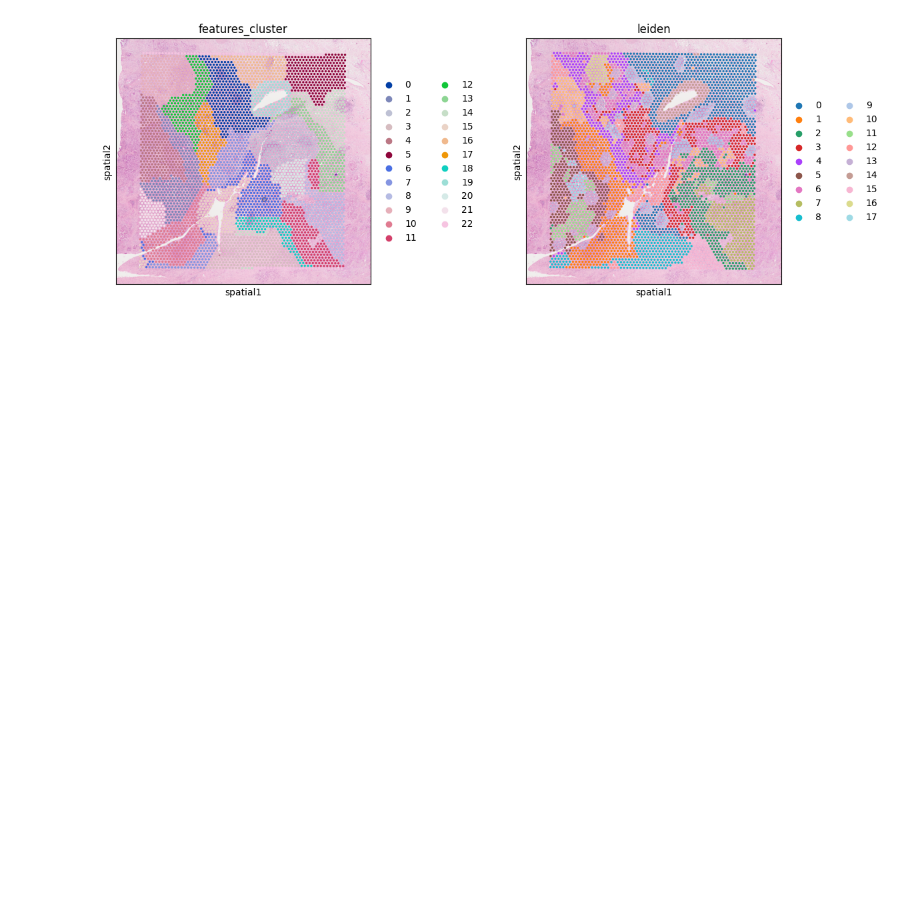
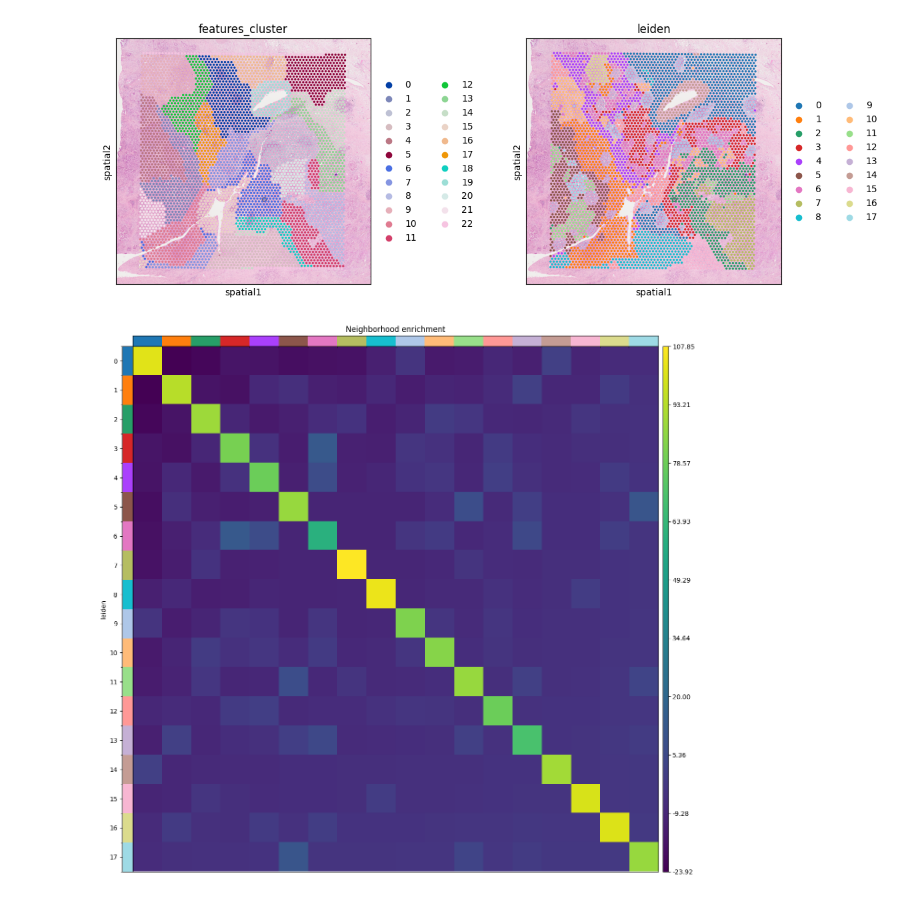
Before and after one commit to adole2008/PDAC-scRNA, a Jupyter notebook: STanalysis.ipynb, the cells around one changed output. Cells and saved outputs as stored; diff of their text form; code cells hidden in the pictures; blank space fills up the shorter version.

Commit message:
finished squidpy section, now attempting to use SpaGCN for spatial niche detection (Based on gene expression)

```diff
--- a/STanalysis.ipynb
+++ b/STanalysis.ipynb
@@ -122,7 +119,17 @@ def cluster_features(features: pd.DataFrame, like=None) -> pd.Series:
 # calculate feature clusters
 adata_PA12.obs["features_cluster"] = cluster_features(adata_PA12.obsm["features"], like="summary")
 
+adata_PA12.obsm["spatial"] = adata_PA12.obsm["spatial"].copy() / scl
+# divide by scl to get back to original coordinates for plotting
+
 # compare feature and gene clusters
-sq.pl.spatial_scatter(adata_PA12, color=["features_cluster", "leiden"])
+sq.pl.spatial_scatter(adata_PA12, color=["features_cluster", "leiden"], size= 1)
 # %% [output]
 [figure]
+# %%
+#Neighborhood Enrichment
+sq.gr.spatial_neighbors(adata_PA12)
+sq.gr.nhood_enrichment(adata_PA12, cluster_key="leiden")
+sq.pl.nhood_enrichment(adata_PA12, cluster_key="leiden")
+# %% [output]
+[figure, added]
```
Also changed, not shown: parts of 6 cells of this notebook.
